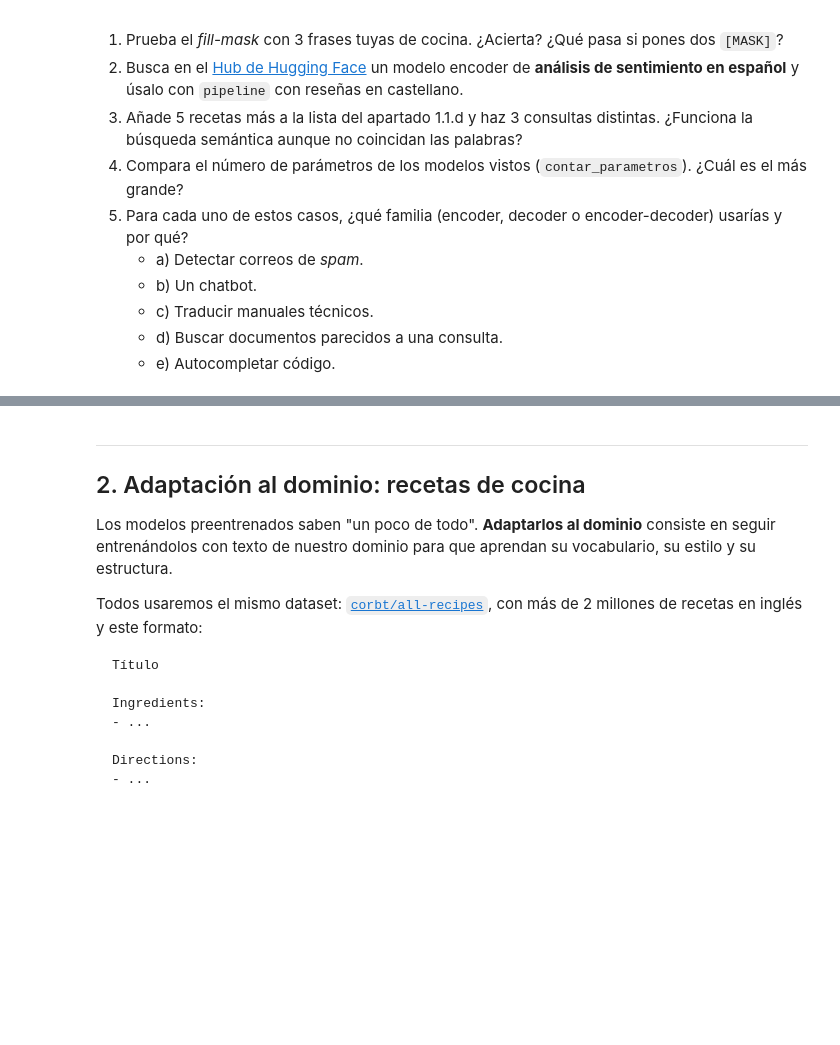
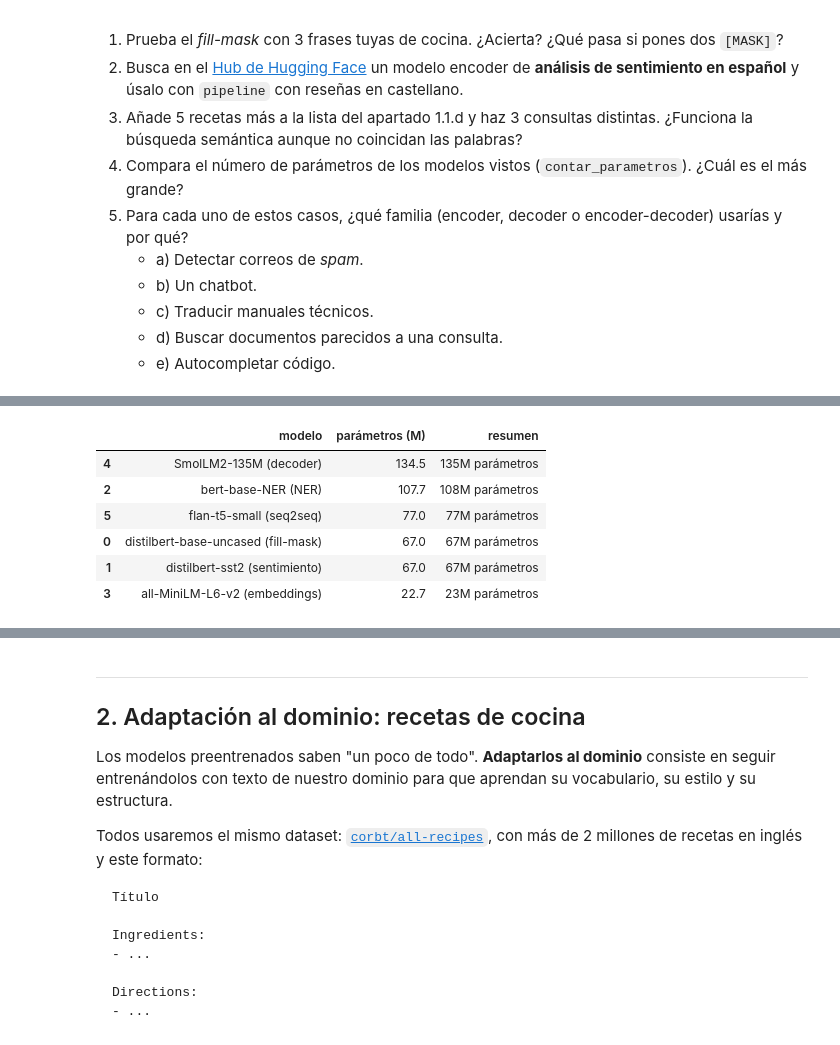
Before and after one commit to ai-somorrostro/reto_1_1-2627-llm_introduction, a Jupyter notebook: llm_fundamentos.ipynb, the cells around one changed output, grey strips where cells are left out. Cells and saved outputs as stored; diff of their text form; code cells hidden in the pictures; blank space fills up the shorter version.

```diff
--- a/llm_fundamentos.ipynb
+++ b/llm_fundamentos.ipynb
@@ -295,0 +492,35 @@ liberar_memoria()
+# %%
+# Ejercicio 4: contar los parametros de los modelos vistos (cargando los pesos reales)
+from transformers import (AutoModel, AutoModelForCausalLM, AutoModelForMaskedLM,
+                           AutoModelForSeq2SeqLM, AutoModelForSequenceClassification,
+                           AutoModelForTokenClassification)
+
+modelos = {
+    "distilbert-base-uncased (fill-mask)": ("distilbert-base-uncased", AutoModelForMaskedLM),
+    "distilbert-sst2 (sentimiento)": ("distilbert-base-uncased-finetuned-sst-2-english", AutoModelForSequenceClassification),
+    "bert-base-NER (NER)": ("dslim/bert-base-NER", AutoModelForTokenClassification),
+    "all-MiniLM-L6-v2 (embeddings)": ("sentence-transformers/all-MiniLM-L6-v2", AutoModel),
+    "SmolLM2-135M (decoder)": ("HuggingFaceTB/SmolLM2-135M", AutoModelForCausalLM),
+    "flan-t5-small (seq2seq)": ("google/flan-t5-small", AutoModelForSeq2SeqLM),
+}
+
+filas = []
+for etiqueta, (nombre, clase) in modelos.items():
+    modelo = clase.from_pretrained(nombre)
+    filas.append({
+        "modelo": etiqueta,
+        "parámetros (M)": round(modelo.num_parameters() / 1e6, 1),
+        "resumen": contar_parametros(modelo),
+    })
+    del modelo
+
+tabla_parametros = pd.DataFrame(filas).sort_values("parámetros (M)", ascending=False)
+tabla_parametros
+# %% [output]
+|  | modelo | parámetros (M) | resumen |
+| 4 | SmolLM2-135M (decoder) | 134.5 | 135M parámetros |
+| 2 | bert-base-NER (NER) | 107.7 | 108M parámetros |
+| 5 | flan-t5-small (seq2seq) | 77.0 | 77M parámetros |
+| 0 | distilbert-base-uncased (fill-mask) | 67.0 | 67M parámetros |
+| 1 | distilbert-sst2 (sentimiento) | 67.0 | 67M parámetros |
+| 3 | all-MiniLM-L6-v2 (embeddings) | 22.7 | 23M parámetros |
```
Also changed, not shown: parts of 123 cells of this notebook.
